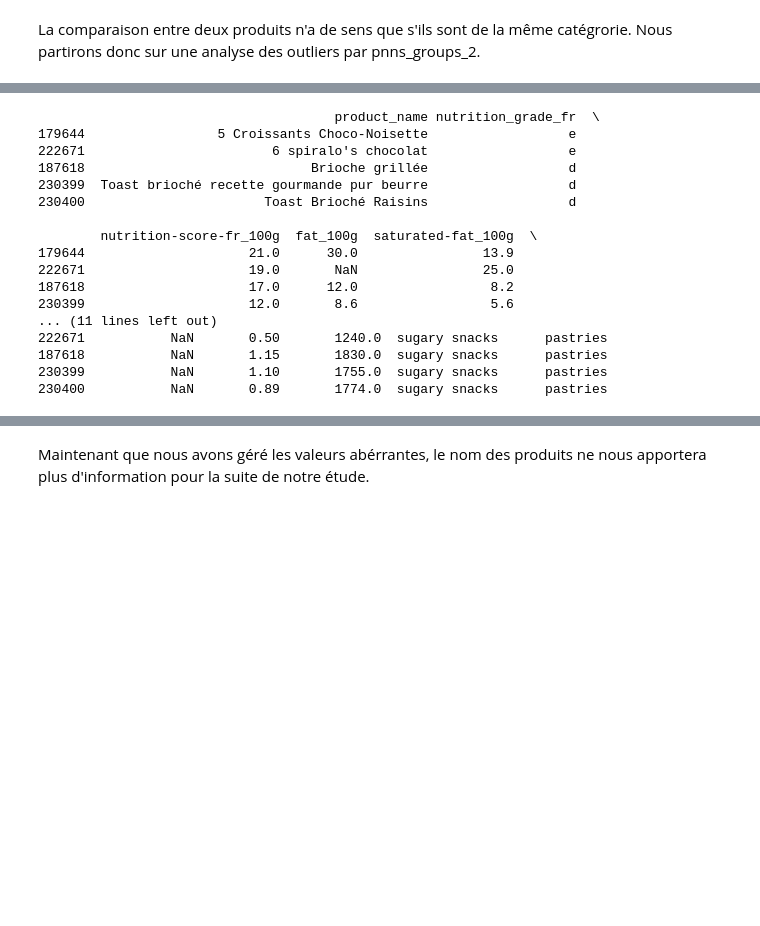
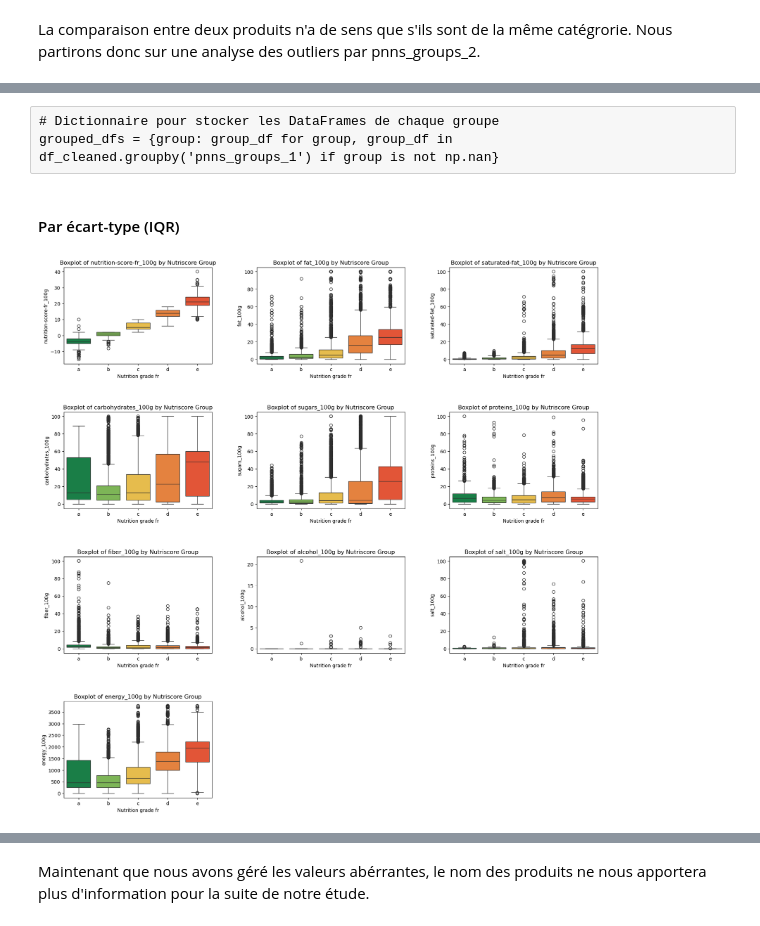
Before and after one commit to Stely-data/OC-Projet-3, a Jupyter notebook: Deveau_Estelle_1_notebook_012024.ipynb, the cells around one changed output, grey strips where cells are left out. Cells and saved outputs as stored; diff of their text form; code cells hidden in the pictures; blank space fills up the shorter version.

```diff
--- a/Deveau_Estelle_1_notebook_012024.ipynb
+++ b/Deveau_Estelle_1_notebook_012024.ipynb
@@ -718,20 +609,3 @@ Visualisations pour le groupe 'fruits':
-# %%
-print(outliers_dfs['pastries'].head(5))
-# %% [output]
-                                      product_name nutrition_grade_fr  \
-179644                 5 Croissants Choco-Noisette                  e
-222671                        6 spiralo's chocolat                  e
-187618                             Brioche grillée                  d
-230399  Toast brioché recette gourmande pur beurre                  d
-230400                       Toast Brioché Raisins                  d
-
-        nutrition-score-fr_100g  fat_100g  saturated-fat_100g  \
-179644                     21.0      30.0                13.9
-222671                     19.0       NaN                25.0
-187618                     17.0      12.0                 8.2
-230399                     12.0       8.6                 5.6
-... (11 lines left out)
-222671           NaN       0.50       1240.0  sugary snacks      pastries
-187618           NaN       1.15       1830.0  sugary snacks      pastries
-230399           NaN       1.10       1755.0  sugary snacks      pastries
-230400           NaN       0.89       1774.0  sugary snacks      pastries
+# %% [raw]
+# Dictionnaire pour stocker les DataFrames de chaque groupe
+grouped_dfs = {group: group_df for group, group_df in df_cleaned.groupby('pnns_groups_1') if group is not np.nan}
@@ -737,0 +615,34 @@ print(outliers_dfs['pastries'].head(5))
+# %% [markdown]
+#### Par écart-type (IQR)
+# %%
+# Nutriscore_grade
+grade_order = ['a', 'b', 'c', 'd', 'e']
+grade_colors = {'a': tuple([x/255. for x in (10, 142, 69)]),
+                'b': tuple([x/255. for x in (122, 197, 71)]),
+                'c': tuple([x/255. for x in (255, 199, 52)]),
+                'd': tuple([x/255. for x in (255, 125, 36)]),
+                'e': tuple([x/255. for x in (255, 66, 26)])}
+# %%
+# Créer une figure avec des sous-graphiques pour chaque colonne numérique
+fig, axes = plt.subplots(nrows=4, ncols=3, figsize=(20,20))
+plt.subplots_adjust(hspace=0.5, wspace=0.3)
+
+# Parcourir chaque colonne numérique et créer un boxplot pour chaque groupe de nutriscore
+for i, col in enumerate(numerics_col):
+    row = i // 3  # ligne
+    col_num = i % 3  # colonne
+    ax = axes[row, col_num]
+    sns.boxplot(x='nutrition_grade_fr', y=col, data=df_cleaned, ax=ax, order=grade_order, hue='nutrition_grade_fr', palette=grade_colors, legend=False)
+    ax.set_xlabel('Nutrition grade fr')
+    ax.set_ylabel(col)
+    ax.set_title(f'Boxplot of {col} by Nutriscore Group')
+
+# Supprimer les axes vides
+for i in range(len(numerics_col), 4 * 3):
+    row = i // 3
+    col_num = i % 3
+    fig.delaxes(axes[row, col_num])
+
+plt.show()
+# %% [output]
+[figure, added]
```
Also changed, not shown: parts of 33 cells of this notebook.
